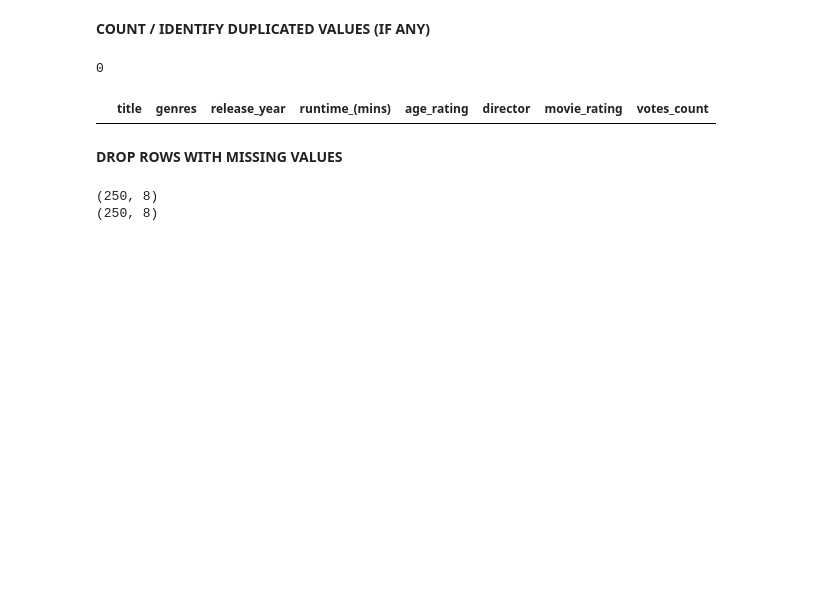
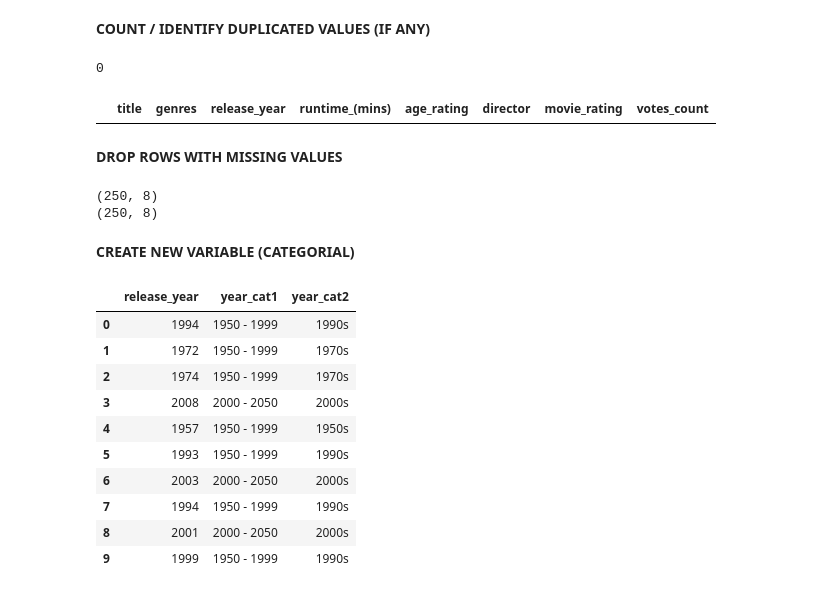
Before and after one commit to shajiranraveendran/data_analytics_project, a Jupyter notebook: project.ipynb, the cells around one changed output. Saved outputs shown, nothing was run; the diff lists cells and outputs as text; code cells hidden in the pictures; blank space fills up the shorter version.

```diff
--- a/project.ipynb
+++ b/project.ipynb
@@ -107,3 +110,28 @@ print(df.shape)
 # %% [output]
 (250, 8)
 (250, 8)
+# %% [markdown]
+**CREATE NEW VARIABLE (CATEGORIAL)**
+# %%
+# DEFINE LABLES
+labels = ['1900 - 1949', '1950 - 1999', '2000 - 2050']
+labels_price = ['1900s', '1910s', '1920s', '1930s', '1940s', '1950s', '1960s', '1970s', '1980s', '1990s', '2000s', '2010s']
+
+# CREATE CATEGORIES
+df["year_cat1"] = pd.cut(df['release_year'], bins=[1900, 1950, 2000, 2050], labels=labels)
+df["year_cat2"] = pd.cut(df['release_year'], bins=[1900, 1910, 1920, 1930, 1940, 1950, 1960, 1970, 1980, 1990, 2000, 2010, 2020],labels=labels_price)
+
+# SHOW CATEGORIES
+df[['release_year', 'year_cat1', 'year_cat2']].head(10)
+# %% [output]
+|  | release_year | year_cat1 | year_cat2 |
+| 0 | 1994 | 1950 - 1999 | 1990s |
+| 1 | 1972 | 1950 - 1999 | 1970s |
+| 2 | 1974 | 1950 - 1999 | 1970s |
+| 3 | 2008 | 2000 - 2050 | 2000s |
+| 4 | 1957 | 1950 - 1999 | 1950s |
+| 5 | 1993 | 1950 - 1999 | 1990s |
+| 6 | 2003 | 2000 - 2050 | 2000s |
+| 7 | 1994 | 1950 - 1999 | 1990s |
+| 8 | 2001 | 2000 - 2050 | 2000s |
+| 9 | 1999 | 1950 - 1999 | 1990s |
```
Also changed, not shown: parts of 13 cells of this notebook.
